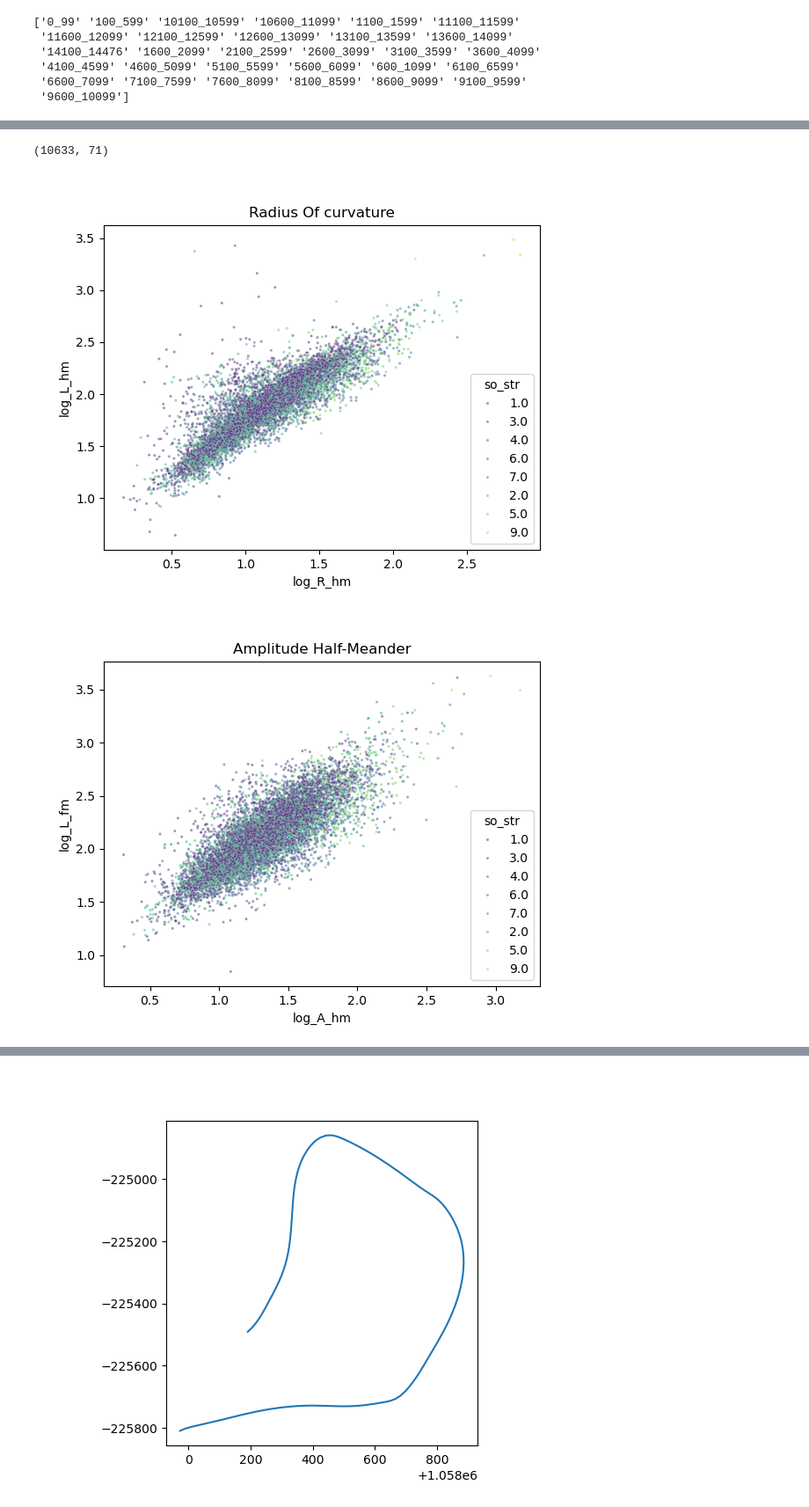
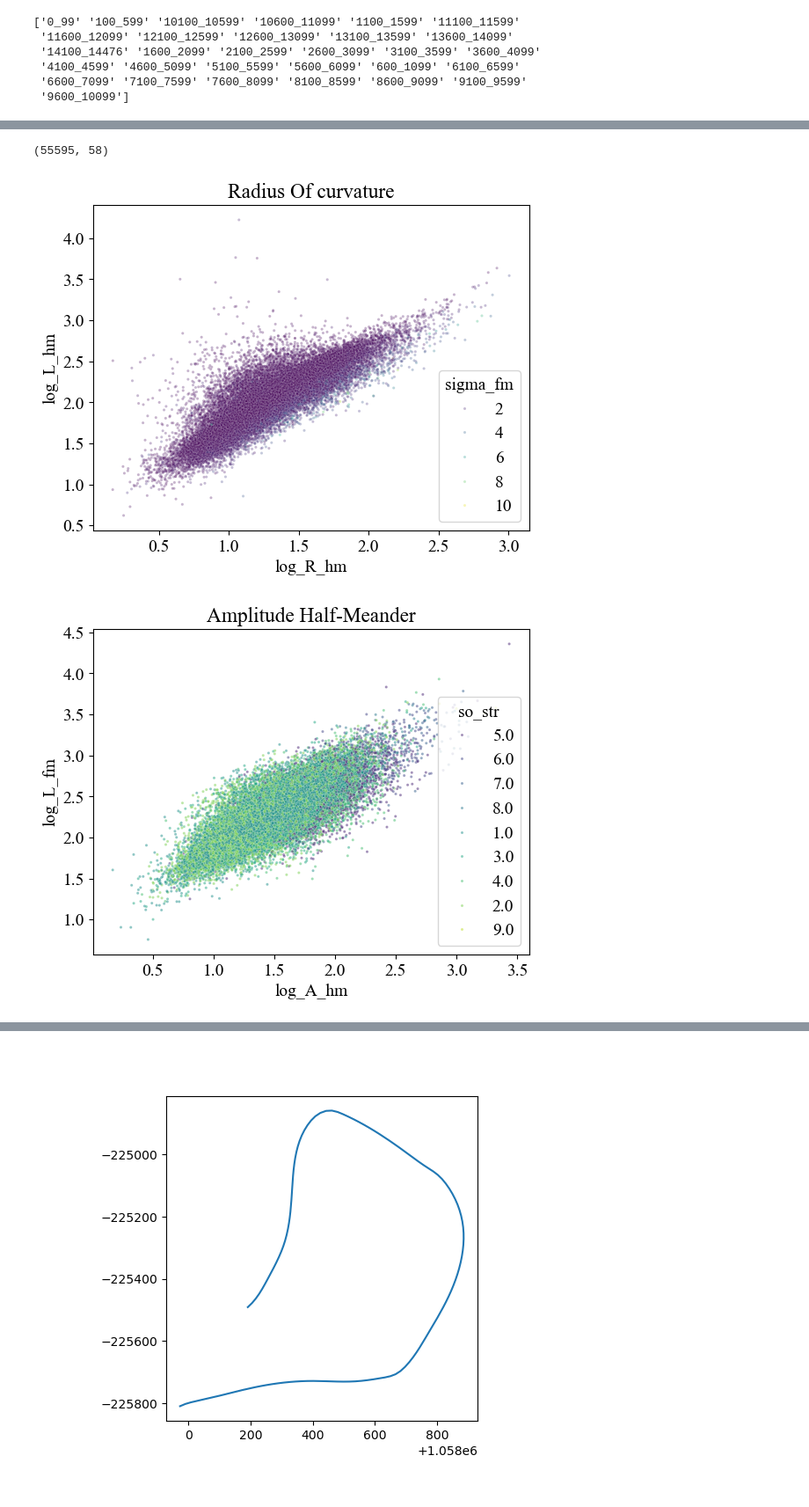
Before and after one commit to gomezvelezlab/WigglyRivers, a Jupyter notebook: examples/workflows/NHDPlus_HR/Analyze_Catchment_Data.ipynb, the cells around one changed output, grey strips where cells are left out. Shown at 88% size. Cells and saved outputs as stored; diff of their text form; code cells hidden in the pictures.

```diff
--- a/examples/workflows/NHDPlus_HR/Analyze_Catchment_Data.ipynb
+++ b/examples/workflows/NHDPlus_HR/Analyze_Catchment_Data.ipynb
@@ -57,9 +62,10 @@ huc_id = '0602'
 path_nhd = f'./NHDPlus_HR/raw_data/NHDPlus_H_{huc_id}_HU4_GDB/'
 path_output = f'./NHDPlus_HR/processed_data/NHDPlus_H_{huc_id}_HU4_GDB/'
 path_river_routing = f'{path_output}/river_routing/'
-path_meander_info = f'{path_output}/meanders_V2/'
+path_meander_info = f'{path_output}/meanders/'
 file_name = f'NHDPlus_H_{huc_id}_HU4_GDB.gdb'
 projection = 'esri:102003'
+projection_wgs = 'epsg:4326'
 # %% [markdown]
 ### Compile Information
 
@@ -118,20 +598,27 @@ for i, folder in enumerate(folders):
         f'{path_meander_info}{folder}/meander_database.feather',
         pandas_dataframe=True)
     # Remove meanders with full-menader sinuosity less than 1.05
-    meander_data = meander_data[meander_data['sigma_hm'] > 1.1]
-    meander_data = meander_data[meander_data['so'] >= 1]
-    meander_data = meander_data[meander_data['a_hm'] < 1]
-    meander_data = meander_data[meander_data['a_hm'] > -1]
-    meander_data = meander_data[meander_data['a_fm'] < 1]
-    meander_data = meander_data[meander_data['a_fm'] > -1]
+    meander_data = meander_data[meander_data['sigma_hm'] > 1.01]
+    # meander_data = meander_data[meander_data['so'] >= 1]
+    # meander_data = meander_data[meander_data['a_hm'] < 1]
+    # meander_data = meander_data[meander_data['a_hm'] > -1]
+    # meander_data = meander_data[meander_data['a_fm'] < 1]
+    # meander_data = meander_data[meander_data['a_fm'] > -1]
+    len_xo = np.array([len(x) for x in meander_data['x_o']])
+    meander_data['len_xo'] = len_xo
+    meander_data = meander_data[meander_data['len_xo'] > 1]
+    len_var = np.array([len(x) for x in meander_data['x']])
+    meander_data['len_var'] = len_var
     if i == 0:
         meander_data_all = meander_data
     else:
         meander_data_all = pd.concat([meander_data_all, meander_data])
 
 # Save Data
+print(meander_data['len_var'].min())
+print(meander_data['automatic_flag'])
 FM.save_data(meander_data_all, f'{path_meander_info}',
-             file_name='meander_database_all.feather')
+             file_name='meander_database_all_V1.feather')
 # %% [output]
 Folder 1/30
 Folder 2/30
@@ -168,0 +655,14 @@ Index(['id', 'id_reach', 'huc04_n', 'huc_n', 'start_comid', 'comid', 'scale',
+# %%
+# Extract information and convert ir to geopandas
+meander_data_all_to_plot = copy.deepcopy(meander_data_all)
+# Convert to geopandas dataframe with geometry in x_o and y_o
+# meander_data_all_to_plot = FM.create_geopandas_dataframe(
+#     meander_data_all_to_plot, geometry_columns=['x_end', 'y_end'],
+#     crs=projection, shape_type='Point')
+meander_data_all_to_plot = FM.create_geopandas_dataframe(
+    meander_data_all_to_plot, geometry_columns=['x_o', 'y_o'],
+    crs=projection)
+meander_data_all_to_plot.to_crs(projection_wgs, inplace=True)
+
+print(meander_data_all.columns)
+meander_data_all['so'].min()
@@ -217,41 +712,41 @@ print(meander_data_all_to_plot.shape)
 plt.close('all')
 plt.figure()
 plt.title('Radius Of curvature')
-sns.scatterplot(x='log_R_hm', y='log_L_hm', hue='so_str', hue_order=so_str_order,
+sns.scatterplot(x='log_R_hm', y='log_L_hm', hue='sigma_fm', hue_order=so_str_order,
                 palette='viridis', data=meander_data_all_to_plot,
-                s=5, alpha=0.5)
+                s=5, alpha=0.3)
 plt.show()
 
 plt.figure()
 plt.title('Amplitude Half-Meander')
 sns.scatterplot(x='log_A_hm', y='log_L_fm', hue='so_str', hue_order=so_str_order,
                 palette='viridis', data=meander_data_all_to_plot,
                 s=5, alpha=0.5)
 plt.show()
 
 plt.figure()
 plt.title('Amplitude Full-Meander')
 sns.scatterplot(x='log_A_fm', y='log_L_fm', hue='so_str', hue_order=so_str_order,
                 palette='viridis', data=meander_data_all_to_plot,
                 s=5, alpha=0.5)
 plt.show()
 plt.figure()
 plt.title('Asymmetry')
 sns.scatterplot(x='a_hm', y='A_hm', hue='so_str', hue_order=so_str_order,
                 palette='viridis', data=meander_data_all_to_plot,
                 s=5, alpha=0.5)
 plt.show()
 
 plt.figure()
 plt.title('Funneling Factor')
 ff = meander_data_all_to_plot['FF'].values
 sigma_hm = meander_data_all_to_plot['R_hm'].values
 plt.scatter(sigma_hm, ff, s=5, alpha=0.5)
 # sns.scatterplot(x='sigma_hm', y='FF',
 #                 palette='viridis', data=meander_data_all_to_plot,
 #                 s=5, alpha=0.5)
 plt.show()
 # %% [output]
-(10633, 71)
+(55595, 58)
-[figure, old version]
+[figure, new version]
-[figure, old version]
+[figure, new version]
```
Also changed, not shown: parts of 21 cells of this notebook, 3 other files.
